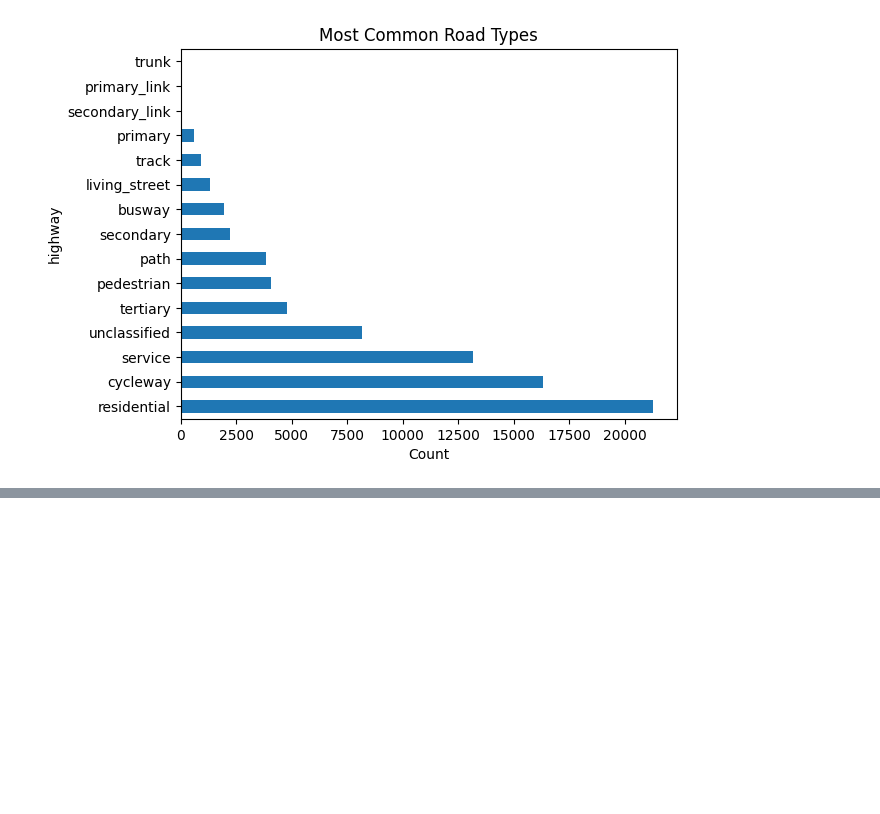
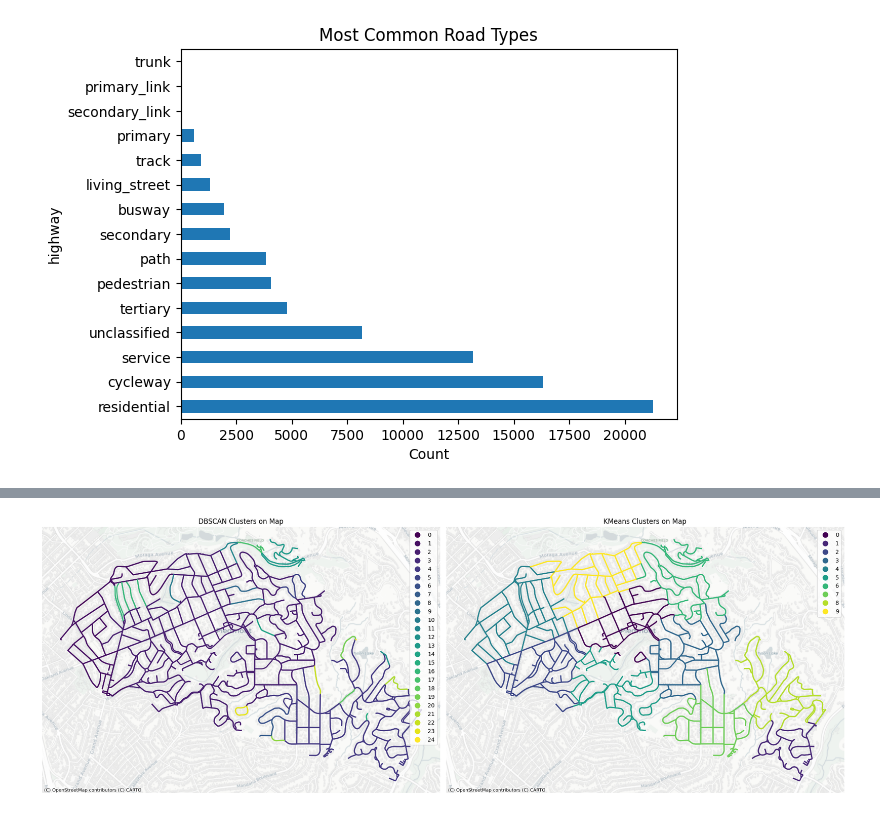
Before and after one commit to narel14/AAI-501-Grp-7, a Jupyter notebook: aai_501_final_project.ipynb, the cells around one changed output, grey strips where cells are left out. Drawn from its saved outputs; the diff is of its cells as text; code cells hidden in the pictures; blank space fills up the shorter version.

```diff
--- a/aai_501_final_project.ipynb
+++ b/aai_501_final_project.ipynb
@@ -102,0 +213,40 @@ Text(0.5, 0, 'Count')
+# %%
+! pip install contextily
+import contextily as ctx
+
+# --- Create the Map Visualization ---
+# Create two subplots side-by-side
+fig, (ax1, ax2) = plt.subplots(1, 2, figsize=(20, 10))
+
+# --- Plot 1: DBSCAN Clusters ---
+gdf.plot(
+    column='dbscan_cluster', # Color roads by this column
+    categorical=True,       # Treat cluster labels as distinct categories
+    legend=True,            # Show the legend
+    linewidth=2,            # Make lines thicker
+    ax=ax1,                 # Draw on the first subplot
+    cmap='viridis'          # Colormap
+)
+ax1.set_title('DBSCAN Clusters on Map')
+ax1.set_axis_off()
+# Add a basemap for context (requires re-projecting on the fly)
+ctx.add_basemap(ax1, crs=gdf.crs.to_string(), source=ctx.providers.CartoDB.Positron)
+
+# --- Plot 2: KMeans Clusters ---
+gdf.plot(
+    column='kmeans_cluster',
+    categorical=True,
+    legend=True,
+    linewidth=2,
+    ax=ax2,
+    cmap='viridis'
+)
+ax2.set_title('KMeans Clusters on Map')
+ax2.set_axis_off()
+# Add a basemap for context
+ctx.add_basemap(ax2, crs=gdf.crs.to_string(), source=ctx.providers.CartoDB.Positron)
+
+
+plt.tight_layout()
+plt.show()
+# %% [output]
@@ -102,0 +270 @@ Text(0.5, 0, 'Count')
+[figure, added]
```
Also changed, not shown: parts of 7 cells of this notebook.
